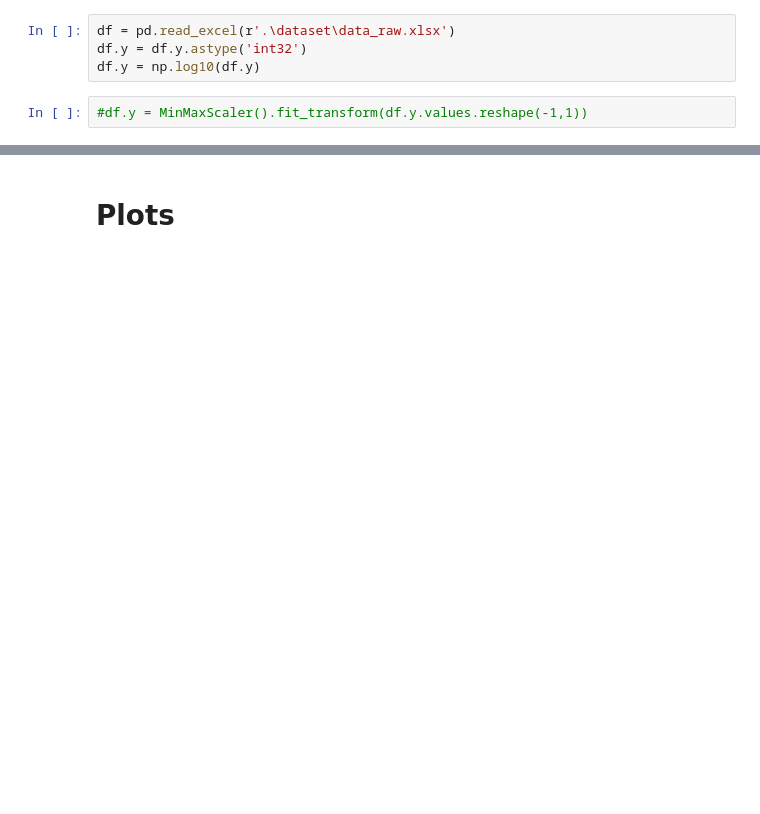
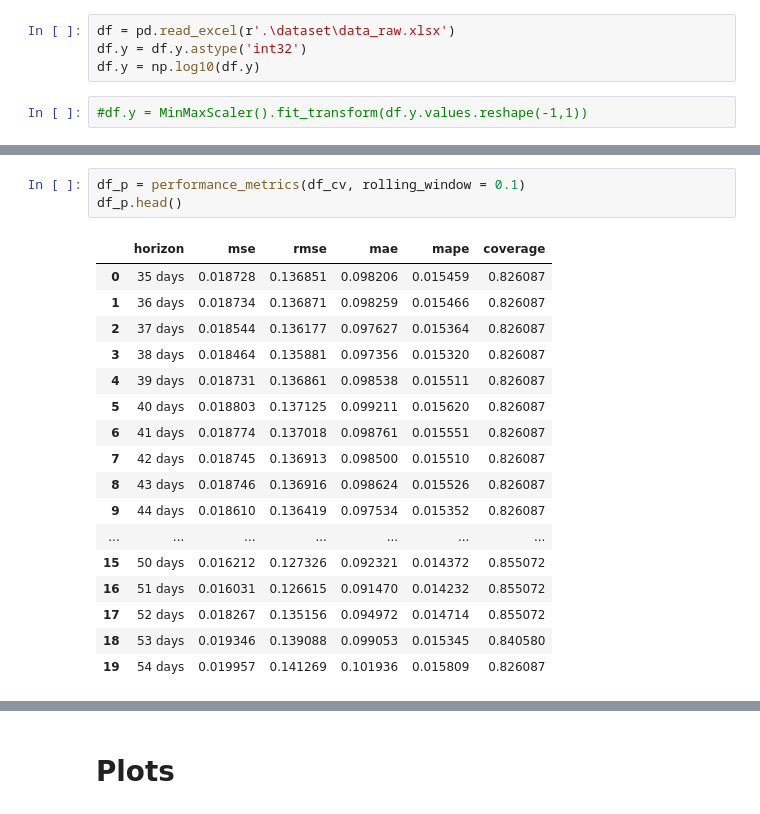
Before and after one commit to raulbarrue/revenue_forecasting, a Jupyter notebook: prophet forecast.ipynb, the cells around one changed output, grey strips where cells are left out. Saved outputs shown, nothing was run; the diff lists cells and outputs as text; blank space fills up the shorter version.

```diff
--- a/prophet forecast.ipynb
+++ b/prophet forecast.ipynb
@@ -242,0 +243,21 @@ forecast = m.predict(future)
+# %%
+df_p = performance_metrics(df_cv, rolling_window = 0.1)
+df_p.head()
+# %% [output]
+|  | horizon | mse | rmse | mae | mape | coverage |
+| 0 | 35 days | 0.018728 | 0.136851 | 0.098206 | 0.015459 | 0.826087 |
+| 1 | 36 days | 0.018734 | 0.136871 | 0.098259 | 0.015466 | 0.826087 |
+| 2 | 37 days | 0.018544 | 0.136177 | 0.097627 | 0.015364 | 0.826087 |
+| 3 | 38 days | 0.018464 | 0.135881 | 0.097356 | 0.015320 | 0.826087 |
+| 4 | 39 days | 0.018731 | 0.136861 | 0.098538 | 0.015511 | 0.826087 |
+| 5 | 40 days | 0.018803 | 0.137125 | 0.099211 | 0.015620 | 0.826087 |
+| 6 | 41 days | 0.018774 | 0.137018 | 0.098761 | 0.015551 | 0.826087 |
+| 7 | 42 days | 0.018745 | 0.136913 | 0.098500 | 0.015510 | 0.826087 |
+| 8 | 43 days | 0.018746 | 0.136916 | 0.098624 | 0.015526 | 0.826087 |
+| 9 | 44 days | 0.018610 | 0.136419 | 0.097534 | 0.015352 | 0.826087 |
+| ... | ... | ... | ... | ... | ... | ... |
+| 15 | 50 days | 0.016212 | 0.127326 | 0.092321 | 0.014372 | 0.855072 |
+| 16 | 51 days | 0.016031 | 0.126615 | 0.091470 | 0.014232 | 0.855072 |
+| 17 | 52 days | 0.018267 | 0.135156 | 0.094972 | 0.014714 | 0.855072 |
+| 18 | 53 days | 0.019346 | 0.139088 | 0.099053 | 0.015345 | 0.840580 |
+| 19 | 54 days | 0.019957 | 0.141269 | 0.101936 | 0.015809 | 0.826087 |
```
Also changed, not shown: parts of 24 cells of this notebook.
